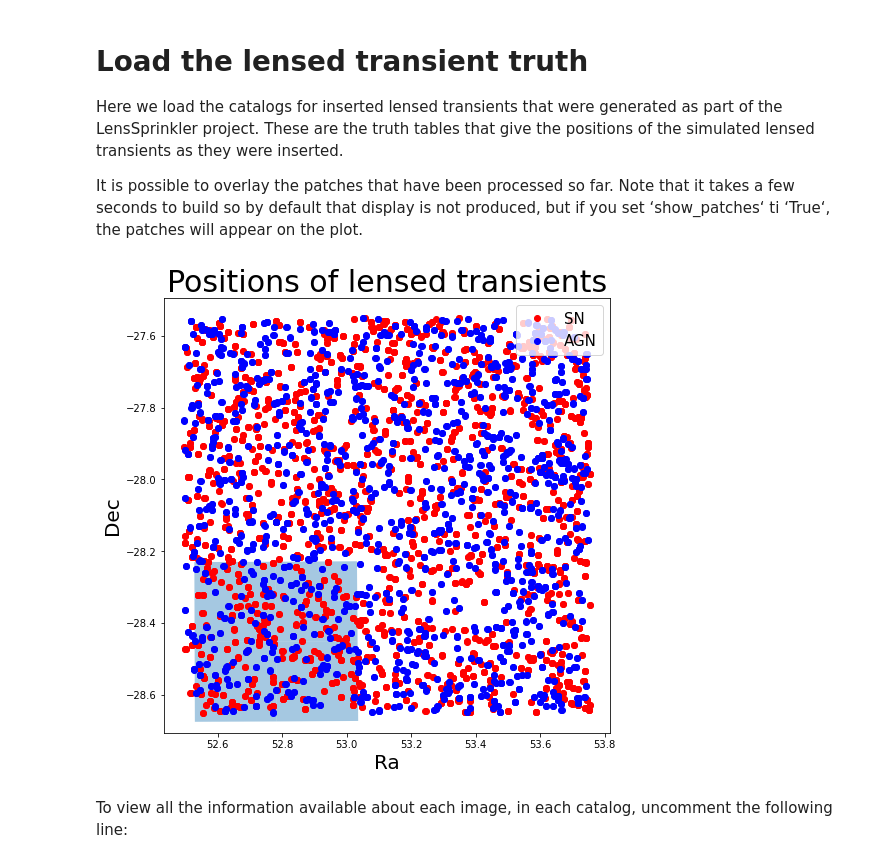
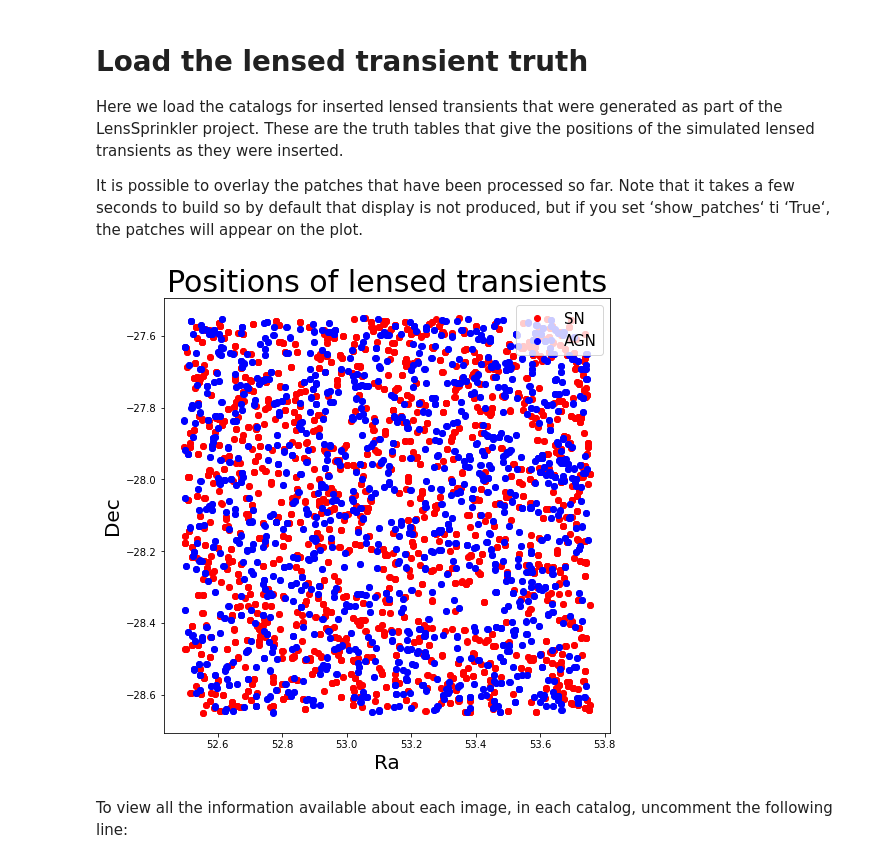
Before and after one commit to LSST-strong-lensing/DC2-notebooks, a Jupyter notebook: Lensed_Transient_Coadds.ipynb, the cells around one changed output. Saved outputs shown, nothing was run; the diff lists cells and outputs as text; code cells hidden in the pictures.

Commit message:
with images

```diff
--- a/Lensed_Transient_Coadds.ipynb
+++ b/Lensed_Transient_Coadds.ipynb
@@ -131,7 +131,7 @@ truth_sn = 'updated_lensed_sne_truth.db'
 truth_agn = 'updated_lensed_agn_truth.db'
 
 # Set to true to visualize the tract:4848, patches:35,36,42,43 area.
-show_patches = True
+show_patches = False
 
 try:
     conn_sn = sqlite3.connect(folder+truth_sn)
@@ -159,34 +159,34 @@ plt.plot(agn.ra, agn.dec, 'ob', label = 'AGN')
 plt.xlabel('Ra', fontsize = 20)
 plt.ylabel('Dec', fontsize = 20)
 plt.legend(fontsize = 15, loc="upper right")
 
 
 # Display available patches
 if show_patches == True:
     patches = []
 
     for tractInfo in skymap:
         if tractInfo.getId() == 4848:
             for patch in tractInfo:
                 if patch.getSequentialIndex() in [35, 36, 42, 43]:
                     ibb=patch.getInnerBBox()
                     tWCS=tractInfo.getWcs()
                     corners = []
                     for corner in ibb.getCorners():
                         p = geom.Point2D(corner.getX(), corner.getY())
                         coord = tWCS.pixelToSky(p)
                         corners.append([coord.getRa().asDegrees(), coord.getDec().asDegrees()])
                     #print(corners)
                     polygon = Polygon(corners,True)
                     patches.append(polygon)
 
 
     p = PatchCollection(patches, cmap=cm.jet, alpha=0.4)
     ax.add_collection(p)
 
 plt.show()
 # %% [output]
-[figure, old version]
+[figure, new version]
 # %% [markdown]
 To view all the information available about each image, in each catalog, uncomment the following line:
 # %%
```
Also changed, not shown: parts of 4 cells of this notebook.
